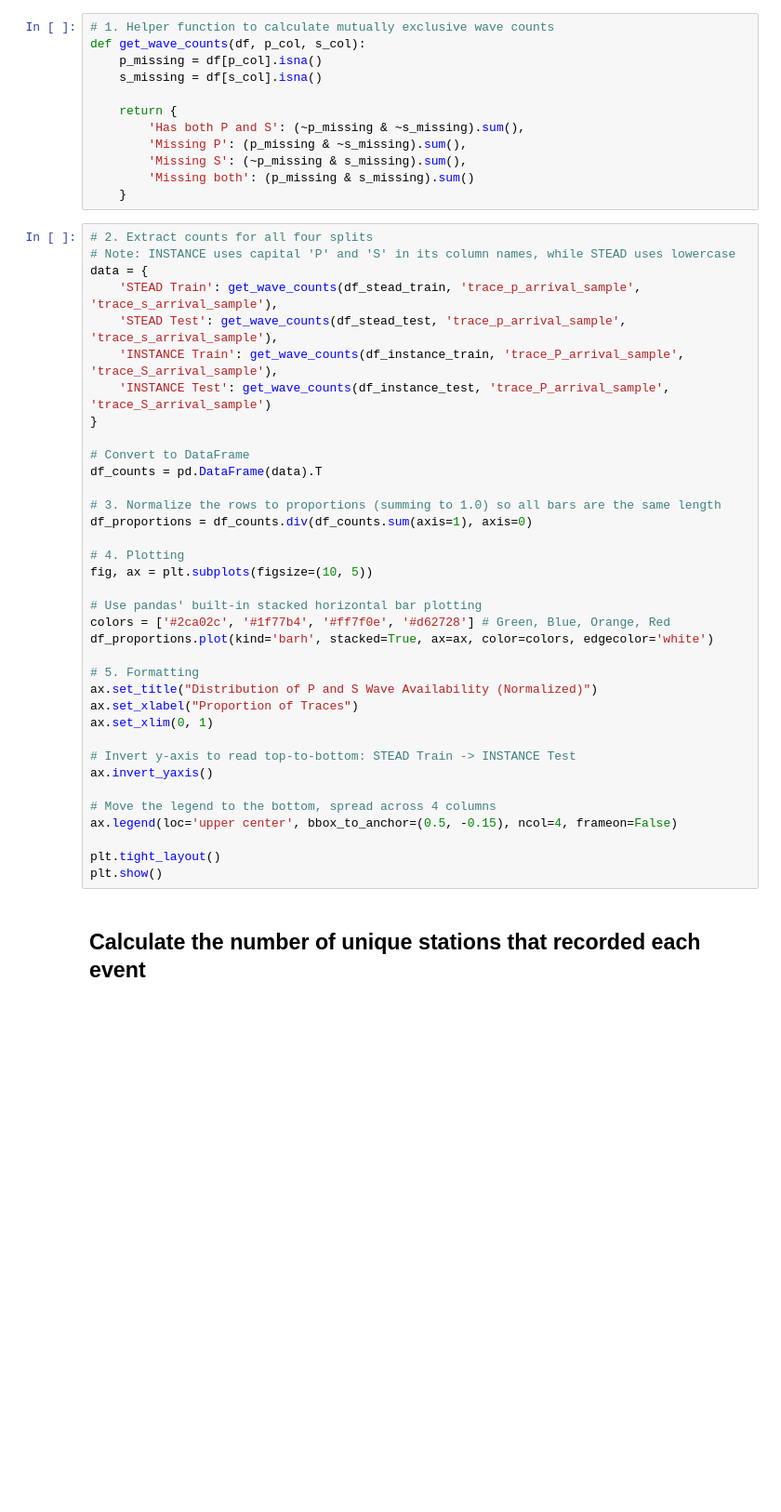
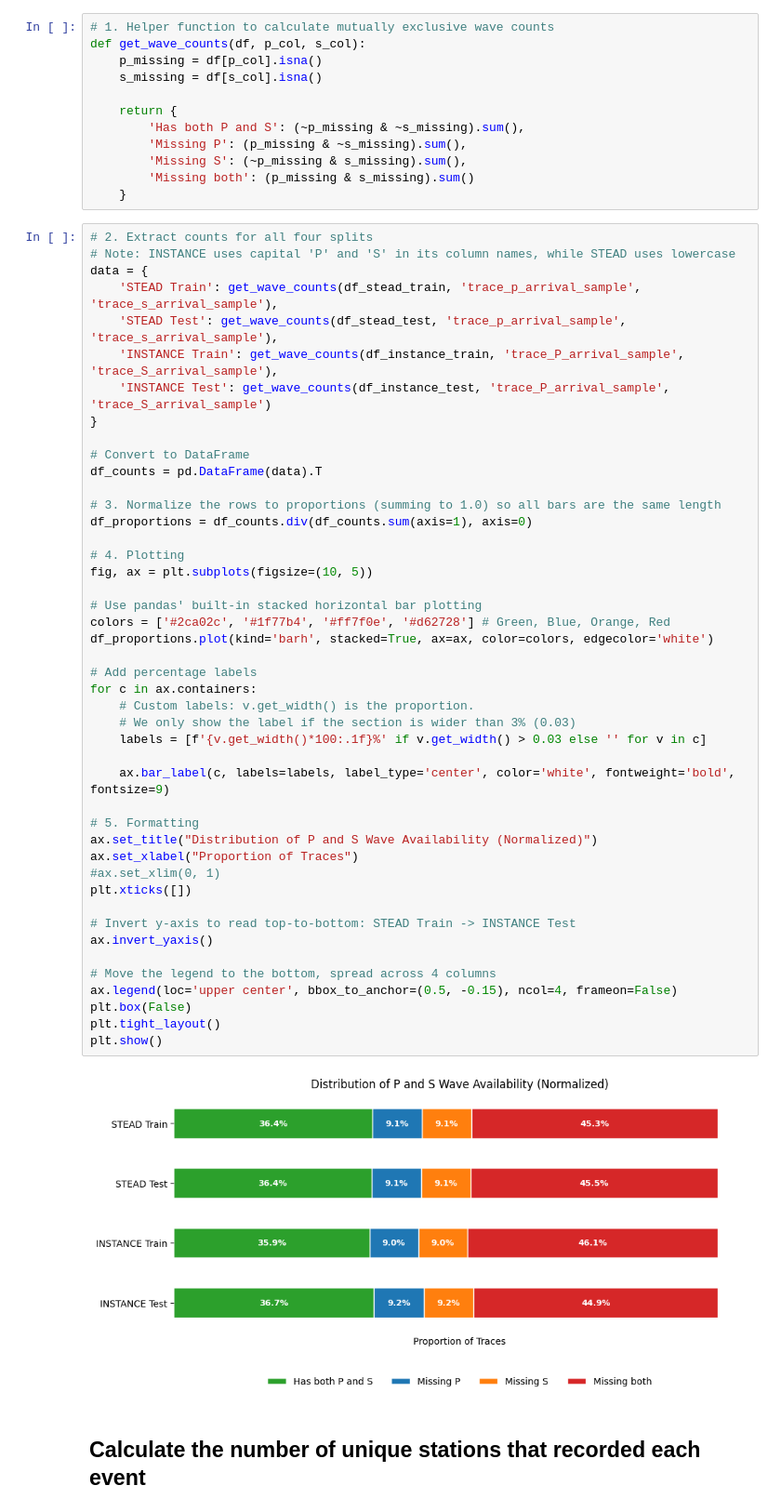
Before and after one commit to SamuArg/project-ift6759, a Jupyter notebook: analysis/analysis.ipynb, the cells around one changed output. Shown at 93% size. Cells and saved outputs as stored; diff of their text form; blank space fills up the shorter version.

```diff
--- a/analysis/analysis.ipynb
+++ b/analysis/analysis.ipynb
@@ -313,35 +391,46 @@ data = {
     'STEAD Train': get_wave_counts(df_stead_train, 'trace_p_arrival_sample', 'trace_s_arrival_sample'),
     'STEAD Test': get_wave_counts(df_stead_test, 'trace_p_arrival_sample', 'trace_s_arrival_sample'),
     'INSTANCE Train': get_wave_counts(df_instance_train, 'trace_P_arrival_sample', 'trace_S_arrival_sample'),
     'INSTANCE Test': get_wave_counts(df_instance_test, 'trace_P_arrival_sample', 'trace_S_arrival_sample')
 }
 
 # Convert to DataFrame
 df_counts = pd.DataFrame(data).T
 
 # 3. Normalize the rows to proportions (summing to 1.0) so all bars are the same length
 df_proportions = df_counts.div(df_counts.sum(axis=1), axis=0)
 
 # 4. Plotting
 fig, ax = plt.subplots(figsize=(10, 5))
 
 # Use pandas' built-in stacked horizontal bar plotting
 colors = ['#2ca02c', '#1f77b4', '#ff7f0e', '#d62728'] # Green, Blue, Orange, Red
 df_proportions.plot(kind='barh', stacked=True, ax=ax, color=colors, edgecolor='white')
 
+# Add percentage labels
+for c in ax.containers:
+    # Custom labels: v.get_width() is the proportion.
+    # We only show the label if the section is wider than 3% (0.03)
+    labels = [f'{v.get_width()*100:.1f}%' if v.get_width() > 0.03 else '' for v in c]
+
+    ax.bar_label(c, labels=labels, label_type='center', color='white', fontweight='bold', fontsize=9)
+
 # 5. Formatting
 ax.set_title("Distribution of P and S Wave Availability (Normalized)")
 ax.set_xlabel("Proportion of Traces")
-ax.set_xlim(0, 1)
+#ax.set_xlim(0, 1)
+plt.xticks([])
 
 # Invert y-axis to read top-to-bottom: STEAD Train -> INSTANCE Test
 ax.invert_yaxis()
 
 # Move the legend to the bottom, spread across 4 columns
 ax.legend(loc='upper center', bbox_to_anchor=(0.5, -0.15), ncol=4, frameon=False)
-
+plt.box(False)
 plt.tight_layout()
 plt.show()
+# %% [output]
+[figure, added]
 # %% [markdown]
 ## Calculate the number of unique stations that recorded each event
 # %%
```
Also changed, not shown: parts of 7 cells of this notebook.
